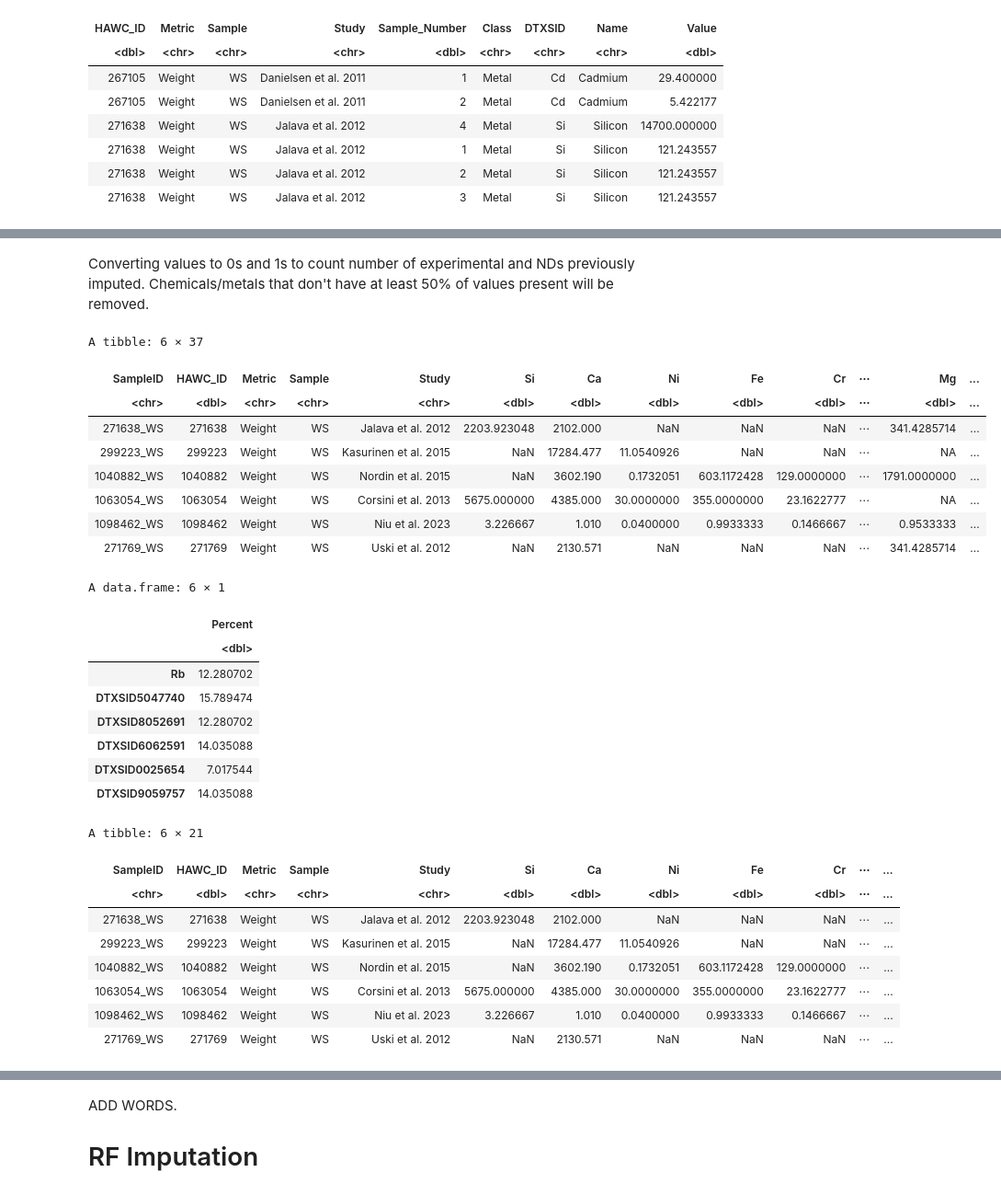
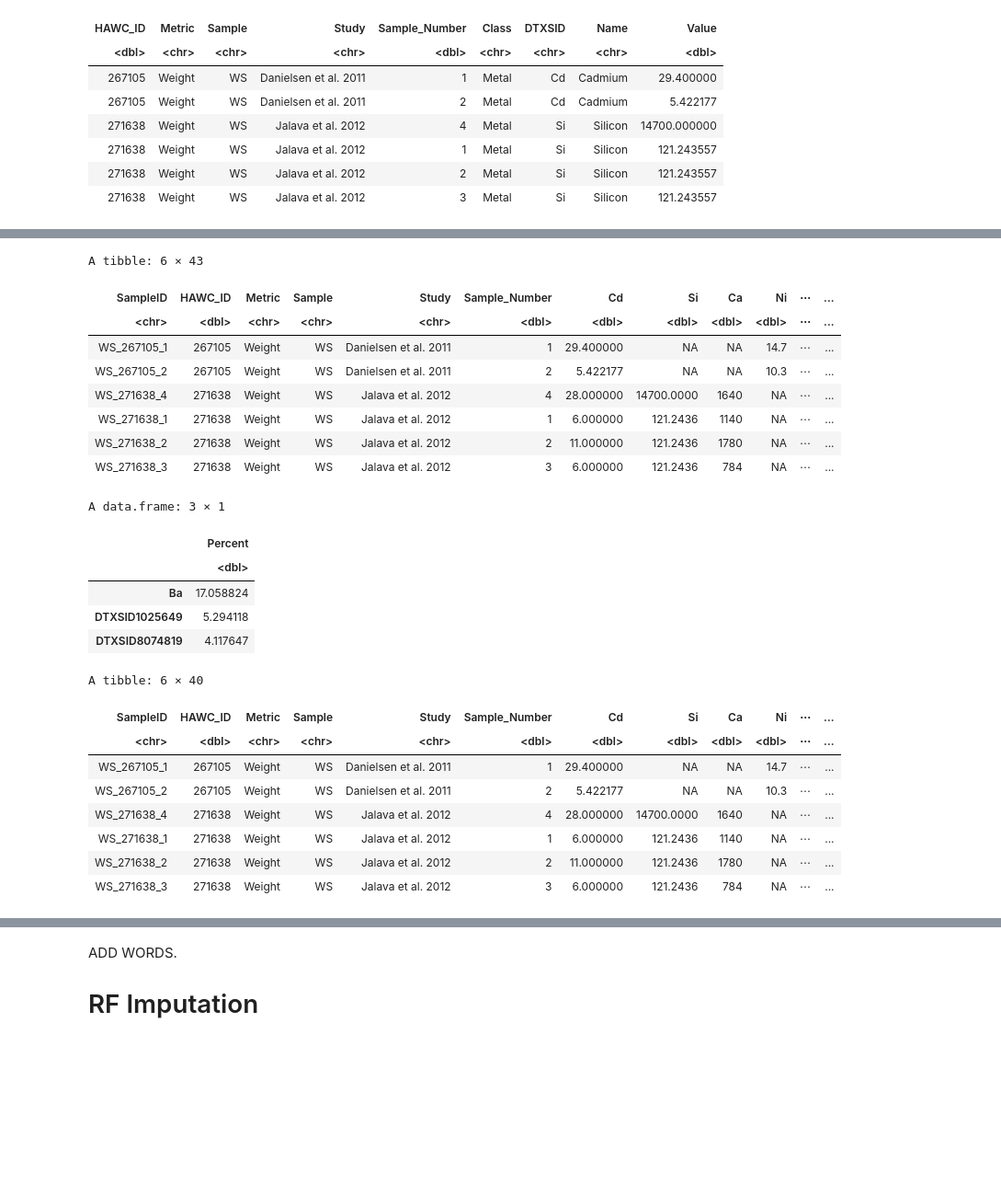
Before and after one commit to UNC-CEMALB/P1015.-Wildfire_Suffcient_Similiarity, a Jupyter notebook: 1. Data Processing/Data Processing.ipynb, the cells around one changed output, grey strips where cells are left out. Shown at 92% size. Saved outputs shown, nothing was run; the diff lists cells and outputs as text; code cells hidden in the pictures; blank space fills up the shorter version.

```diff
--- a/1. Data Processing/Data Processing.ipynb
+++ b/1. Data Processing/Data Processing.ipynb
@@ -666,26 +558,27 @@ A tibble: 6 × 6
-# %% [markdown]
-Converting values to 0s and 1s to count number of experimental and NDs previously imputed. Chemicals/metals that don't have at least 50% of values present will be removed.
 # %%
-wider_vol_df = avg_vol_df %>%
+wider_vol_df = mnar_imputed_vol_df %>%
     # creating sample ids
-    unite("SampleID", c(colnames(avg_vol_df)[c(1,3)]), remove = FALSE) %>%
-    pivot_wider(names_from = "DTXSID", values_from = "Avg_Value")
+    unite("SampleID", c("Sample", "HAWC_ID", "Sample_Number"), remove = FALSE) %>%
+    select(-c("Name", "Class")) %>%
+    pivot_wider(names_from = "DTXSID", values_from = "Value")
 
-wider_weight_df = avg_weight_df %>%
-    unite("SampleID", c(colnames(avg_weight_df)[c(1,3)]), remove = FALSE) %>%
-    pivot_wider(names_from = "DTXSID", values_from = "Avg_Value")
+wider_weight_df = mnar_imputed_weight_df %>%
+    # creating sample ids
+    unite("SampleID", c("Sample", "HAWC_ID", "Sample_Number"), remove = FALSE) %>%
+    select(-c("Name", "Class")) %>%
+    pivot_wider(names_from = "DTXSID", values_from = "Value")
 
 head(wider_weight_df)
 # %% [output]
-A tibble: 6 × 37
+A tibble: 6 × 43
-| SampleID | HAWC_ID | Metric | Sample | Study | Si | Ca | Ni | Fe | Cr | ⋯ | Mg | ... |
-| <chr> | <dbl> | <chr> | <chr> | <chr> | <dbl> | <dbl> | <dbl> | <dbl> | <dbl> | ⋯ | <dbl> | ... |
-| 271638_WS | 271638 | Weight | WS | Jalava et al. 2012 | 2203.923048 | 2102.000 | NaN | NaN | NaN | ⋯ | 341.4285714 | ... |
-| 299223_WS | 299223 | Weight | WS | Kasurinen et al. 2015 | NaN | 17284.477 | 11.0540926 | NaN | NaN | ⋯ | NA | ... |
-| 1040882_WS | 1040882 | Weight | WS | Nordin et al. 2015 | NaN | 3602.190 | 0.1732051 | 603.1172428 | 129.0000000 | ⋯ | 1791.0000000 | ... |
-| 1063054_WS | 1063054 | Weight | WS | Corsini et al. 2013 | 5675.000000 | 4385.000 | 30.0000000 | 355.0000000 | 23.1622777 | ⋯ | NA | ... |
-| 1098462_WS | 1098462 | Weight | WS | Niu et al. 2023 | 3.226667 | 1.010 | 0.0400000 | 0.9933333 | 0.1466667 | ⋯ | 0.9533333 | ... |
-| 271769_WS | 271769 | Weight | WS | Uski et al. 2012 | NaN | 2130.571 | NaN | NaN | NaN | ⋯ | 341.4285714 | ... |
+| SampleID | HAWC_ID | Metric | Sample | Study | Sample_Number | Cd | Si | Ca | Ni | ⋯ | ... |
+| <chr> | <dbl> | <chr> | <chr> | <chr> | <dbl> | <dbl> | <dbl> | <dbl> | <dbl> | ⋯ | ... |
+| WS_267105_1 | 267105 | Weight | WS | Danielsen et al. 2011 | 1 | 29.400000 | NA | NA | 14.7 | ⋯ | ... |
+| WS_267105_2 | 267105 | Weight | WS | Danielsen et al. 2011 | 2 | 5.422177 | NA | NA | 10.3 | ⋯ | ... |
+| WS_271638_4 | 271638 | Weight | WS | Jalava et al. 2012 | 4 | 28.000000 | 14700.0000 | 1640 | NA | ⋯ | ... |
+| WS_271638_1 | 271638 | Weight | WS | Jalava et al. 2012 | 1 | 6.000000 | 121.2436 | 1140 | NA | ⋯ | ... |
+| WS_271638_2 | 271638 | Weight | WS | Jalava et al. 2012 | 2 | 11.000000 | 121.2436 | 1780 | NA | ⋯ | ... |
+| WS_271638_3 | 271638 | Weight | WS | Jalava et al. 2012 | 3 | 6.000000 | 121.2436 | 784 | NA | ⋯ | ... |
 # %%
 data_percentage = function(wider_dataset){
     # """
@@ -717,19 +610,16 @@ percentage_weight_df = data_percentage(wider_weight_df)
 
 head(percentage_weight_df[[1]])
 # %% [output]
-A data.frame: 6 × 1
+A data.frame: 3 × 1
 |  | Percent |
 |  | <dbl> |
-| Rb | 12.280702 |
-| DTXSID5047740 | 15.789474 |
-| DTXSID8052691 | 12.280702 |
-| DTXSID6062591 | 14.035088 |
-| DTXSID0025654 | 7.017544 |
-| DTXSID9059757 | 14.035088 |
+| Ba | 17.058824 |
+| DTXSID1025649 | 5.294118 |
+| DTXSID8074819 | 4.117647 |
 # %%
 # removing those metals/chemicals & studies from the OG df
-preimputed_vol_df = wider_vol_df[,colnames(wider_vol_df) %notin% rownames(percentage_vol_df[[1]])] %>%
-    select(-DTXSID8020913)
+preimputed_vol_df = wider_vol_df[,colnames(wider_vol_df) %notin% rownames(percentage_vol_df[[1]])] #%>%
+    #select(-DTXSID8020913)
 preimputed_weight_df = wider_weight_df[,colnames(wider_weight_df) %notin% rownames(percentage_weight_df[[1]])]
 
 preimputed_vol_df = preimputed_vol_df %>% filter(HAWC_ID %notin% percentage_vol_df[[2]]$HAWC_ID)
@@ -737,15 +627,15 @@ preimputed_weight_df = preimputed_weight_df %>% filter(HAWC_ID %notin% percentag
 
 head(preimputed_weight_df)
 # %% [output]
-A tibble: 6 × 21
+A tibble: 6 × 40
-| SampleID | HAWC_ID | Metric | Sample | Study | Si | Ca | Ni | Fe | Cr | ⋯ | ... |
+| SampleID | HAWC_ID | Metric | Sample | Study | Sample_Number | Cd | Si | Ca | Ni | ⋯ | ... |
 | <chr> | <dbl> | <chr> | <chr> | <chr> | <dbl> | <dbl> | <dbl> | <dbl> | <dbl> | ⋯ | ... |
-| 271638_WS | 271638 | Weight | WS | Jalava et al. 2012 | 2203.923048 | 2102.000 | NaN | NaN | NaN | ⋯ | ... |
-| 299223_WS | 299223 | Weight | WS | Kasurinen et al. 2015 | NaN | 17284.477 | 11.0540926 | NaN | NaN | ⋯ | ... |
-| 1040882_WS | 1040882 | Weight | WS | Nordin et al. 2015 | NaN | 3602.190 | 0.1732051 | 603.1172428 | 129.0000000 | ⋯ | ... |
-| 1063054_WS | 1063054 | Weight | WS | Corsini et al. 2013 | 5675.000000 | 4385.000 | 30.0000000 | 355.0000000 | 23.1622777 | ⋯ | ... |
-| 1098462_WS | 1098462 | Weight | WS | Niu et al. 2023 | 3.226667 | 1.010 | 0.0400000 | 0.9933333 | 0.1466667 | ⋯ | ... |
-| 271769_WS | 271769 | Weight | WS | Uski et al. 2012 | NaN | 2130.571 | NaN | NaN | NaN | ⋯ | ... |
+| WS_267105_1 | 267105 | Weight | WS | Danielsen et al. 2011 | 1 | 29.400000 | NA | NA | 14.7 | ⋯ | ... |
+| WS_267105_2 | 267105 | Weight | WS | Danielsen et al. 2011 | 2 | 5.422177 | NA | NA | 10.3 | ⋯ | ... |
+| WS_271638_4 | 271638 | Weight | WS | Jalava et al. 2012 | 4 | 28.000000 | 14700.0000 | 1640 | NA | ⋯ | ... |
+| WS_271638_1 | 271638 | Weight | WS | Jalava et al. 2012 | 1 | 6.000000 | 121.2436 | 1140 | NA | ⋯ | ... |
+| WS_271638_2 | 271638 | Weight | WS | Jalava et al. 2012 | 2 | 11.000000 | 121.2436 | 1780 | NA | ⋯ | ... |
+| WS_271638_3 | 271638 | Weight | WS | Jalava et al. 2012 | 3 | 6.000000 | 121.2436 | 784 | NA | ⋯ | ... |
 # %%
 # How many metals/chemicals are now left in the dataset?
 ncol(preimputed_vol_df) - 6
```
Also changed, not shown: parts of 21 cells of this notebook.
